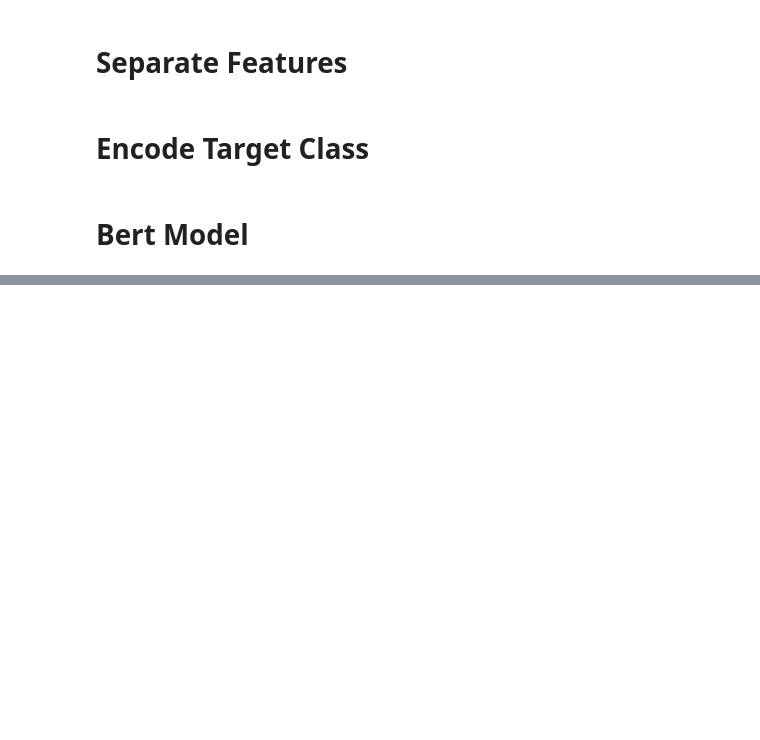
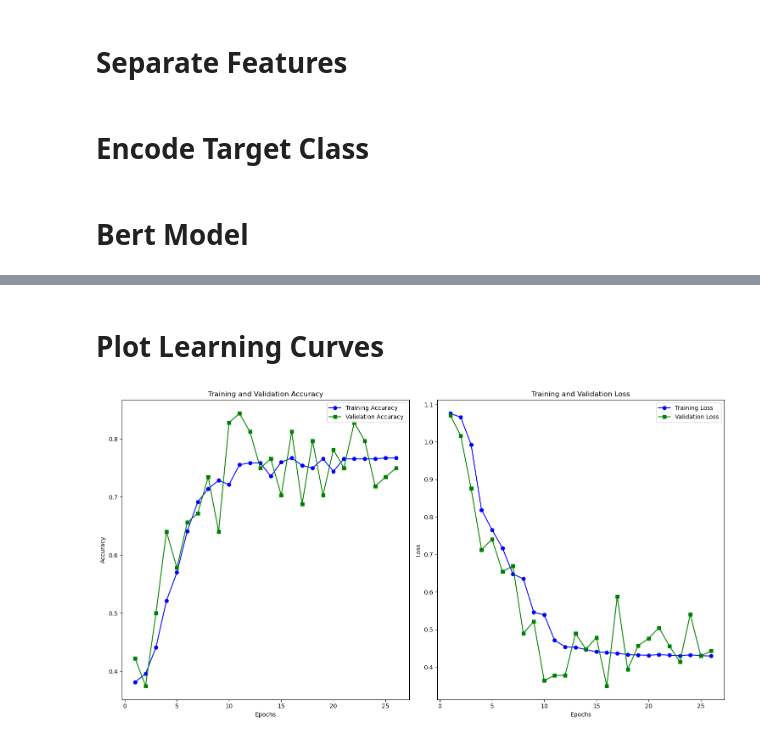
Before and after one commit to MaukanMir/Hotel-Sentiment-Analysis, a Jupyter notebook: training.ipynb, the cells around one changed output, grey strips where cells are left out. Drawn from its saved outputs; the diff is of its cells as text; code cells hidden in the pictures; blank space fills up the shorter version.

Commit message:
added learning curves

```diff
--- a/training.ipynb
+++ b/training.ipynb
@@ -48,6 +48,31 @@ def remove_stop_words(content):
   filtered_word_tokens = re.sub(r'[^a-zA-Z\s]', "", word_tokens).split(" ")
   filtered_sentence = [w.lower().strip() for w in filtered_word_tokens if not w.lower() in ENGLISH_STOP_WORDS]
   return " ".join(filtered_sentence).strip()
+
+def plot_learning_curves(history):
+  acc, val_acc = history.history["accuracy"], history.history["val_accuracy"]
+  loss, val_loss = history.history["loss"], history.history["val_loss"]
+  epochs= range(1,len(acc)+1)
+  plt.figure(figsize=(15, 8))
+
+  plt.subplot(1,2,1)
+  plt.plot(epochs, acc, "bo-", label="Training Accuracy")
+  plt.plot(epochs, val_acc, "gs-", label="Validation Accuracy")
+  plt.xlabel("Epochs")
+  plt.ylabel("Accuracy")
+  plt.title("Training and Validation Accuracy")
+  plt.legend()
+
+  plt.subplot(1,2,2)
+  plt.plot(epochs, loss, "bo-", label="Training Loss")
+  plt.plot(epochs, val_loss, "gs-", label="Validation Loss")
+  plt.xlabel("Epochs")
+  plt.ylabel("Loss")
+  plt.title("Training and Validation Loss")
+  plt.legend()
+
+  plt.tight_layout()
+  plt.show()
 # %% [markdown]
 # EDA Analysis
 # %%
@@ -179,3 +204,20 @@ len_dataset = len(dataset)
 train = dataset.take(int(len_dataset*7))
 test = dataset.skip(int(len_dataset*7)).take(int(len_dataset*.2))
 val = dataset.skip(int(len_dataset*.9)).take(int(len_dataset*.1))
+# %%
+early_stopping = EarlyStopping(
+  monitor="val_loss",
+  verbose=0,
+  patience=10,
+  restore_best_weights=True,
+  min_delta=0.01
+)
+# %%
+history = model.fit(
+  train,
+  epochs=100,
+  batch_size=16,
+  verbose=0,
+  validation_data=val,
+  callbacks=[early_stopping]
+)
@@ -181,0 +226,6 @@ val = dataset.skip(int(len_dataset*.9)).take(int(len_dataset*.1))
+# %% [markdown]
+# Plot Learning Curves
+# %%
+plot_learning_curves(history)
+# %% [output]
+[figure, added]
```
Also changed, not shown: parts of 1 cell of this notebook.
